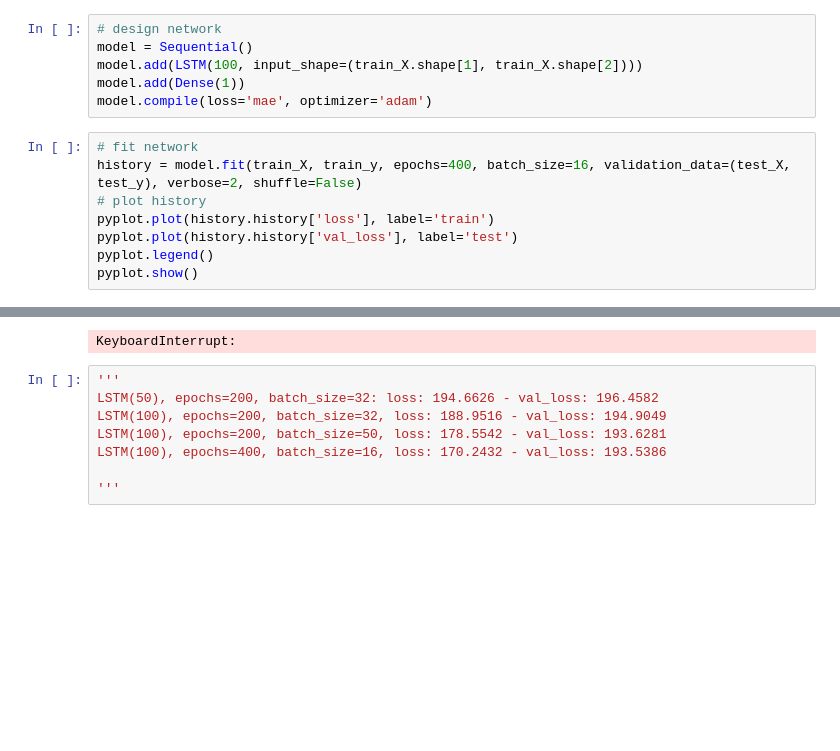
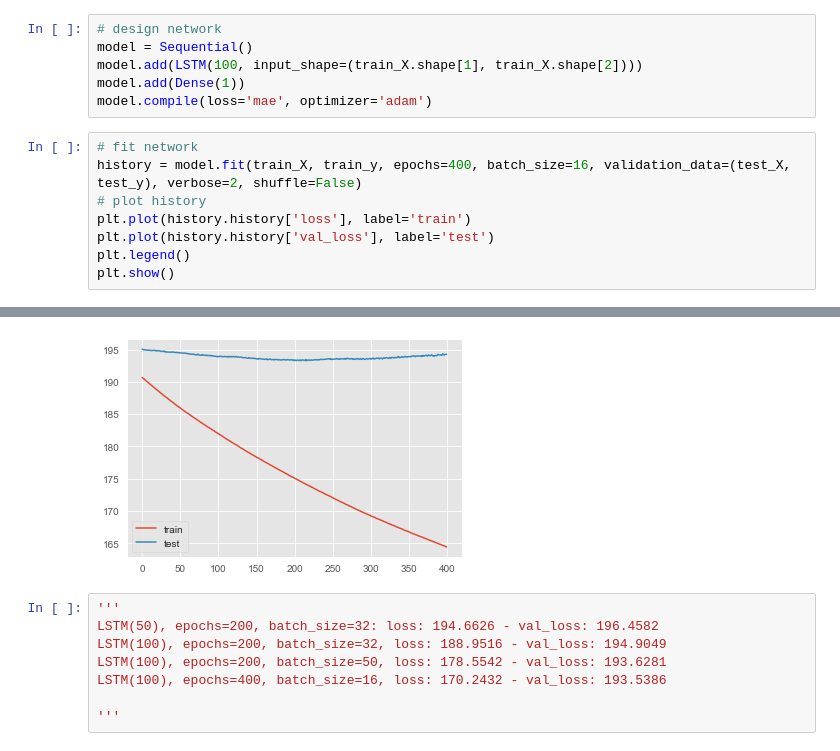
Before and after one commit to ruixiangcui/BDA, a Jupyter notebook: BDA3_og.ipynb, the cells around one changed output, grey strips where cells are left out. Saved outputs shown, nothing was run; the diff lists cells and outputs as text; blank space fills up the shorter version.

```diff
--- a/BDA3_og.ipynb
+++ b/BDA3_og.ipynb
@@ -684,10 +687,10 @@ model.compile(loss='mae', optimizer='adam')
 # fit network
 history = model.fit(train_X, train_y, epochs=400, batch_size=16, validation_data=(test_X, test_y), verbose=2, shuffle=False)
 # plot history
-pyplot.plot(history.history['loss'], label='train')
-pyplot.plot(history.history['val_loss'], label='test')
-pyplot.legend()
-pyplot.show()
+plt.plot(history.history['loss'], label='train')
+plt.plot(history.history['val_loss'], label='test')
+plt.legend()
+plt.show()
 # %% [output]
 Train on 17364 samples, validate on 4342 samples
 Epoch 1/400
@@ -709,4 +712,4 @@ Epoch 285/400
-KeyboardInterrupt:
+[figure, added]
 # %%
 '''
 LSTM(50), epochs=200, batch_size=32: loss: 194.6626 - val_loss: 196.4582
```
Also changed, not shown: parts of 31 cells of this notebook.
